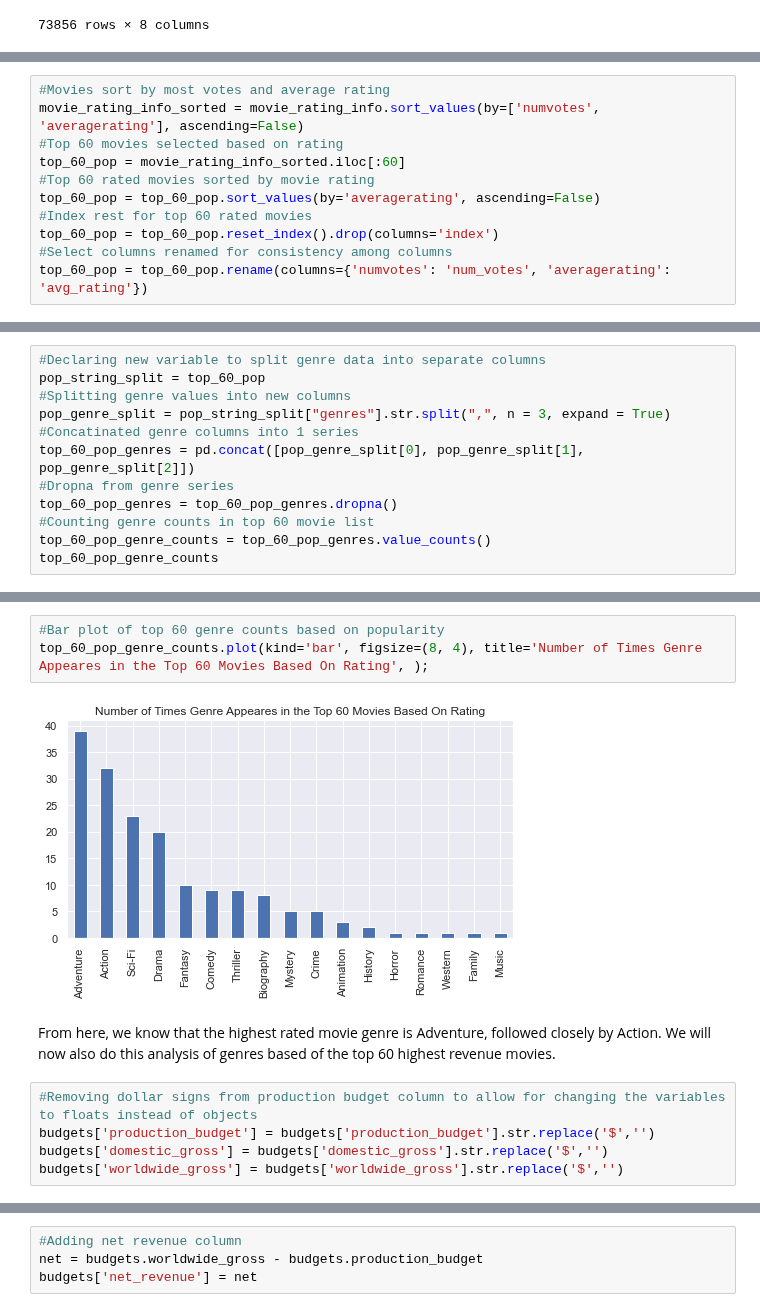
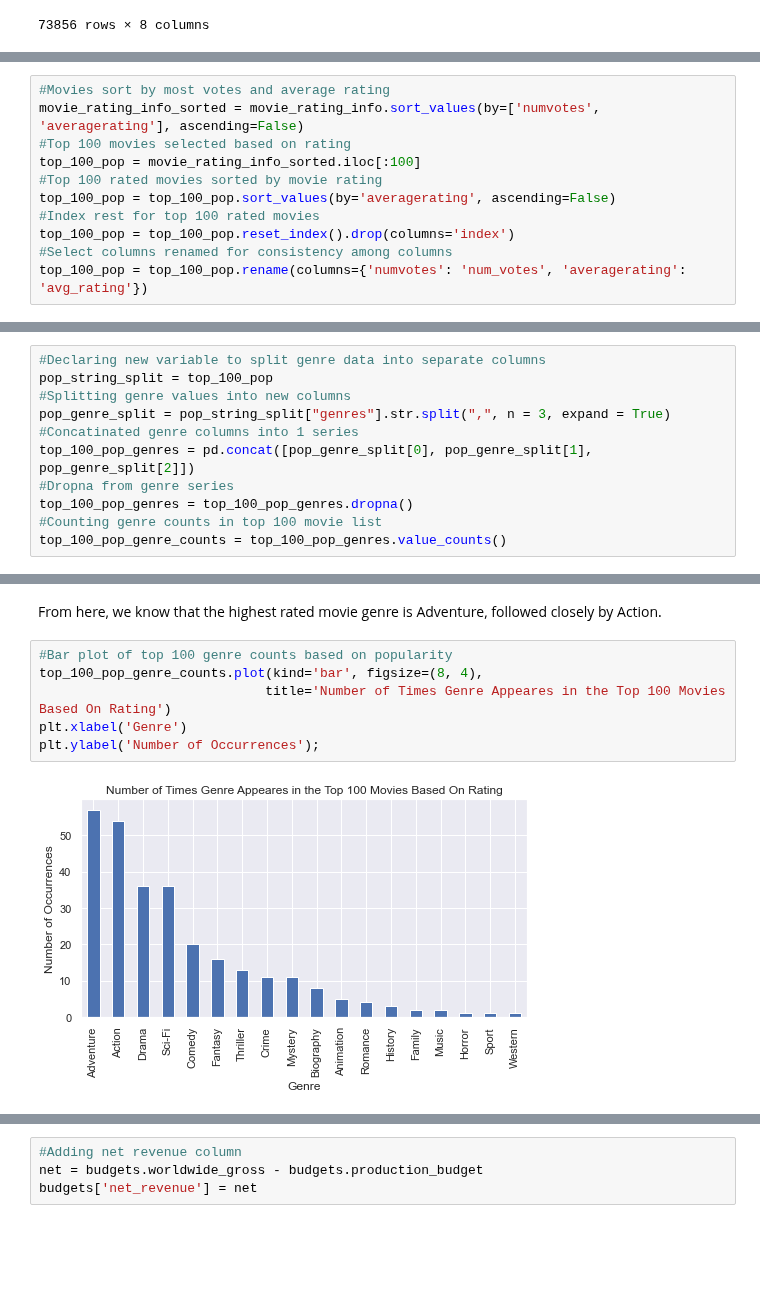
Before and after one commit to reboyce/Gilbert-Team-Repo, a Jupyter notebook: Notebooks/Final Notebook.ipynb, the cells around one changed output, grey strips where cells are left out. Saved outputs shown, nothing was run; the diff lists cells and outputs as text; blank space fills up the shorter version.

```diff
--- a/Notebooks/Final Notebook.ipynb
+++ b/Notebooks/Final Notebook.ipynb
@@ -283,11 +285,11 @@ movie_rating_info
 # %%
 #Movies sort by most votes and average rating
 movie_rating_info_sorted = movie_rating_info.sort_values(by=['numvotes', 'averagerating'], ascending=False)
-#Top 60 movies selected based on rating
-top_60_pop = movie_rating_info_sorted.iloc[:60]
-#Top 60 rated movies sorted by movie rating
-top_60_pop = top_60_pop.sort_values(by='averagerating', ascending=False)
-#Index rest for top 60 rated movies
-top_60_pop = top_60_pop.reset_index().drop(columns='index')
+#Top 100 movies selected based on rating
+top_100_pop = movie_rating_info_sorted.iloc[:100]
+#Top 100 rated movies sorted by movie rating
+top_100_pop = top_100_pop.sort_values(by='averagerating', ascending=False)
+#Index rest for top 100 rated movies
+top_100_pop = top_100_pop.reset_index().drop(columns='index')
 #Select columns renamed for consistency among columns
-top_60_pop = top_60_pop.rename(columns={'numvotes': 'num_votes', 'averagerating': 'avg_rating'})
+top_100_pop = top_100_pop.rename(columns={'numvotes': 'num_votes', 'averagerating': 'avg_rating'})
@@ -294,12 +298,11 @@ top_60_pop = top_60_pop.rename(columns={'numvotes': 'num_votes', 'averagerating'
 # %%
 #Declaring new variable to split genre data into separate columns
-pop_string_split = top_60_pop
+pop_string_split = top_100_pop
 #Splitting genre values into new columns
 pop_genre_split = pop_string_split["genres"].str.split(",", n = 3, expand = True)
 #Concatinated genre columns into 1 series
-top_60_pop_genres = pd.concat([pop_genre_split[0], pop_genre_split[1], pop_genre_split[2]])
+top_100_pop_genres = pd.concat([pop_genre_split[0], pop_genre_split[1], pop_genre_split[2]])
 #Dropna from genre series
-top_60_pop_genres = top_60_pop_genres.dropna()
-#Counting genre counts in top 60 movie list
-top_60_pop_genre_counts = top_60_pop_genres.value_counts()
-top_60_pop_genre_counts
+top_100_pop_genres = top_100_pop_genres.dropna()
+#Counting genre counts in top 100 movie list
+top_100_pop_genre_counts = top_100_pop_genres.value_counts()
@@ -325,12 +309,10 @@ dtype: int64
+# %% [markdown]
+From here, we know that the highest rated movie genre is Adventure, followed closely by Action.
 # %%
-#Bar plot of top 60 genre counts based on popularity
-top_60_pop_genre_counts.plot(kind='bar', figsize=(8, 4), title='Number of Times Genre Appeares in the Top 60 Movies Based On Rating', );
+#Bar plot of top 100 genre counts based on popularity
+top_100_pop_genre_counts.plot(kind='bar', figsize=(8, 4),
+                             title='Number of Times Genre Appeares in the Top 100 Movies Based On Rating')
+plt.xlabel('Genre')
+plt.ylabel('Number of Occurrences');
 # %% [output]
-[figure, old version]
+[figure, new version]
-# %% [markdown]
-From here, we know that the highest rated movie genre is Adventure, followed closely by Action. We will now also do this analysis of genres based of the top 60 highest revenue movies.
-# %%
-#Removing dollar signs from production budget column to allow for changing the variables to floats instead of objects
-budgets['production_budget'] = budgets['production_budget'].str.replace('$','')
-budgets['domestic_gross'] = budgets['domestic_gross'].str.replace('$','')
-budgets['worldwide_gross'] = budgets['worldwide_gross'].str.replace('$','')
```
Also changed, not shown: parts of 25 cells of this notebook.
